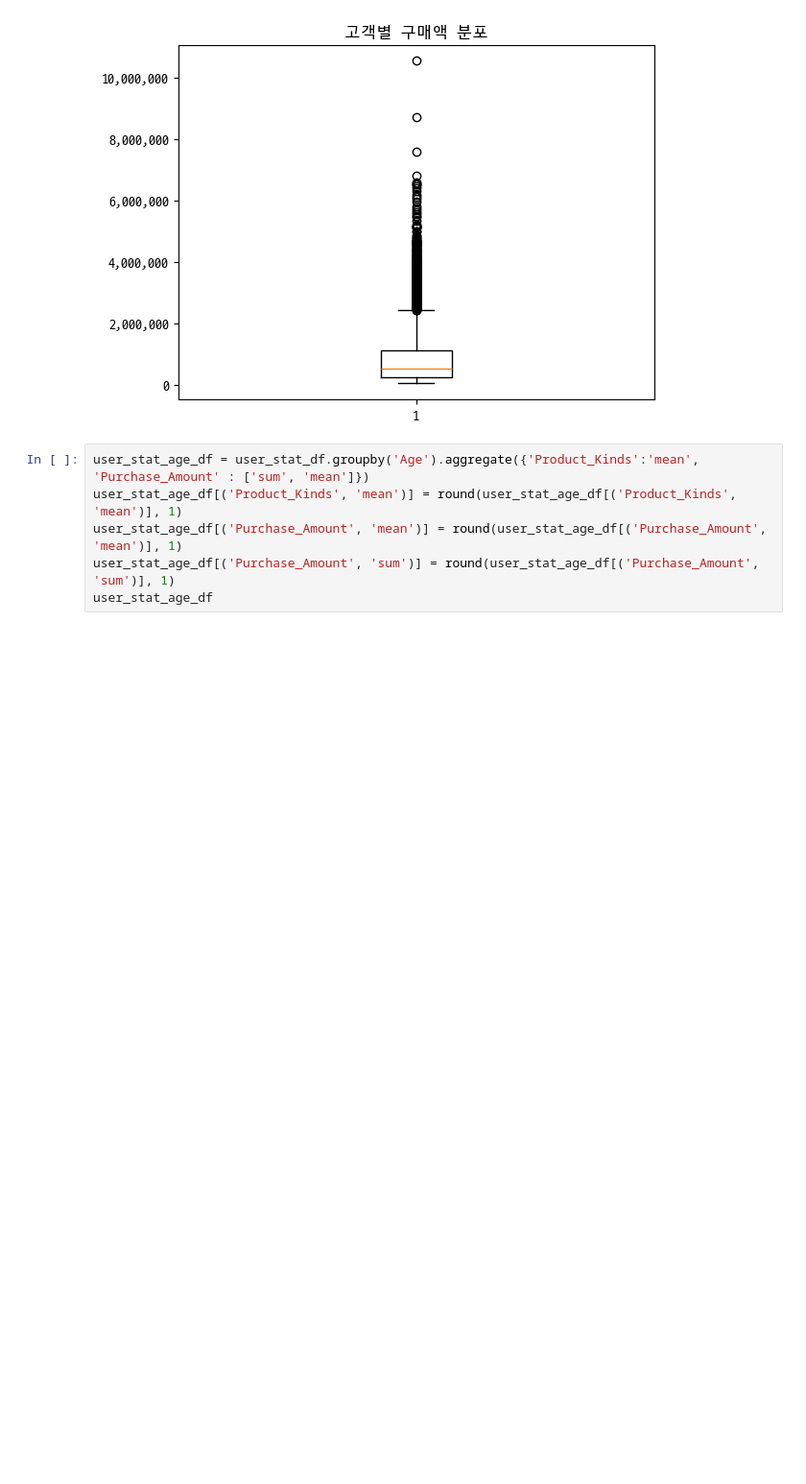
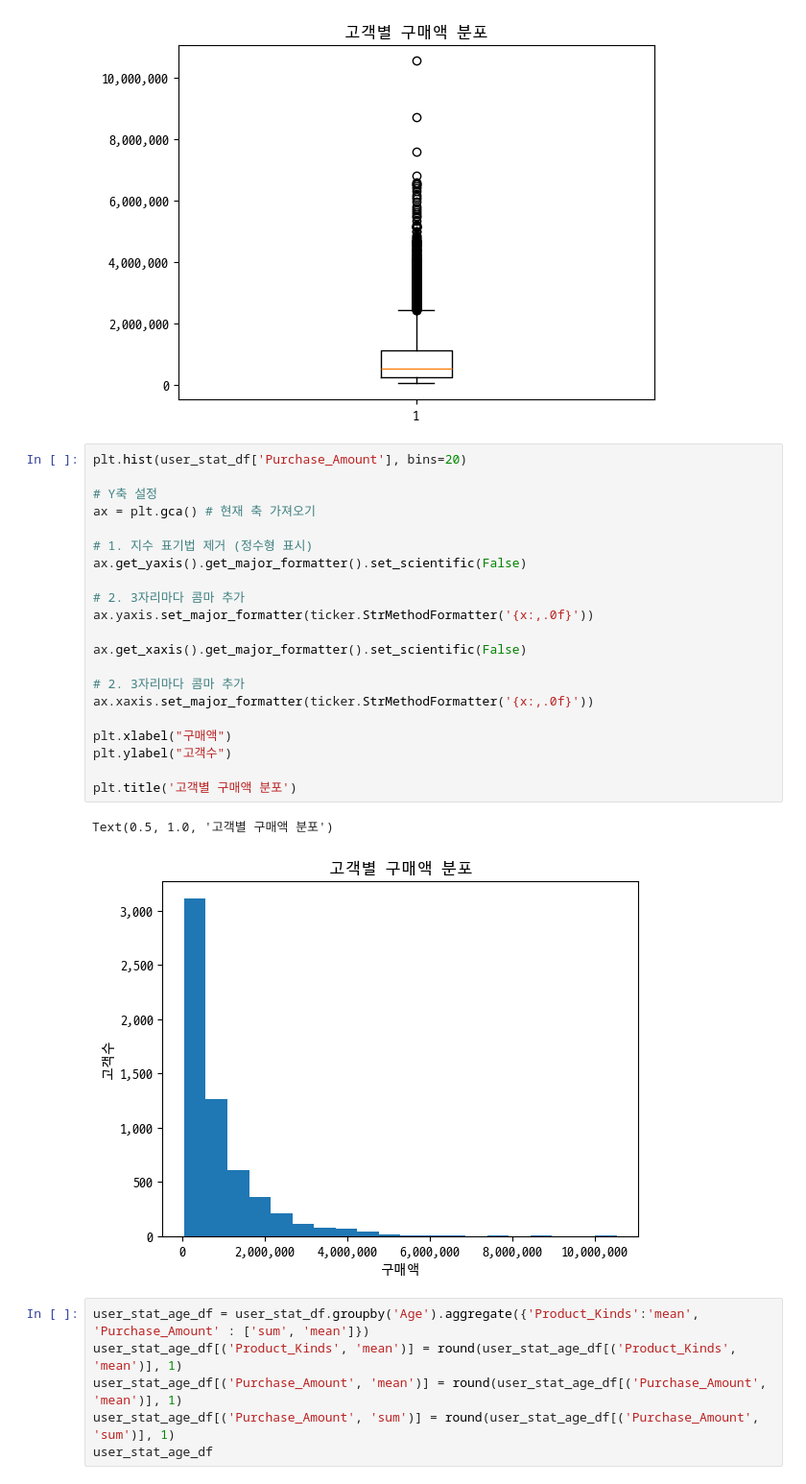
Before and after one commit to cherrima/hipython, a Jupyter notebook: Walmart/Walmart_Sales분석_강창희.ipynb, the cells around one changed output. Shown at 96% size. Drawn from its saved outputs; the diff is of its cells as text; blank space fills up the shorter version.

```diff
--- a/Walmart/Walmart_Sales분석_강창희.ipynb
+++ b/Walmart/Walmart_Sales분석_강창희.ipynb
@@ -194,6 +234,30 @@ plt.title('고객별 구매액 분포')
 # %% [output]
 Text(0.5, 1.0, '고객별 구매액 분포')
 [figure]
+# %%
+plt.hist(user_stat_df['Purchase_Amount'], bins=20)
+
+# Y축 설정
+ax = plt.gca() # 현재 축 가져오기
+
+# 1. 지수 표기법 제거 (정수형 표시)
+ax.get_yaxis().get_major_formatter().set_scientific(False)
+
+# 2. 3자리마다 콤마 추가
+ax.yaxis.set_major_formatter(ticker.StrMethodFormatter('{x:,.0f}'))
+
+ax.get_xaxis().get_major_formatter().set_scientific(False)
+
+# 2. 3자리마다 콤마 추가
+ax.xaxis.set_major_formatter(ticker.StrMethodFormatter('{x:,.0f}'))
+
+plt.xlabel("구매액")
+plt.ylabel("고객수")
+
+plt.title('고객별 구매액 분포')
+# %% [output]
+Text(0.5, 1.0, '고객별 구매액 분포')
+[figure, added]
 # %%
 user_stat_age_df = user_stat_df.groupby('Age').aggregate({'Product_Kinds':'mean', 'Purchase_Amount' : ['sum', 'mean']})
 user_stat_age_df[('Product_Kinds', 'mean')] = round(user_stat_age_df[('Product_Kinds', 'mean')], 1)
```
Also changed, not shown: parts of 10 cells of this notebook, 3 other files.
